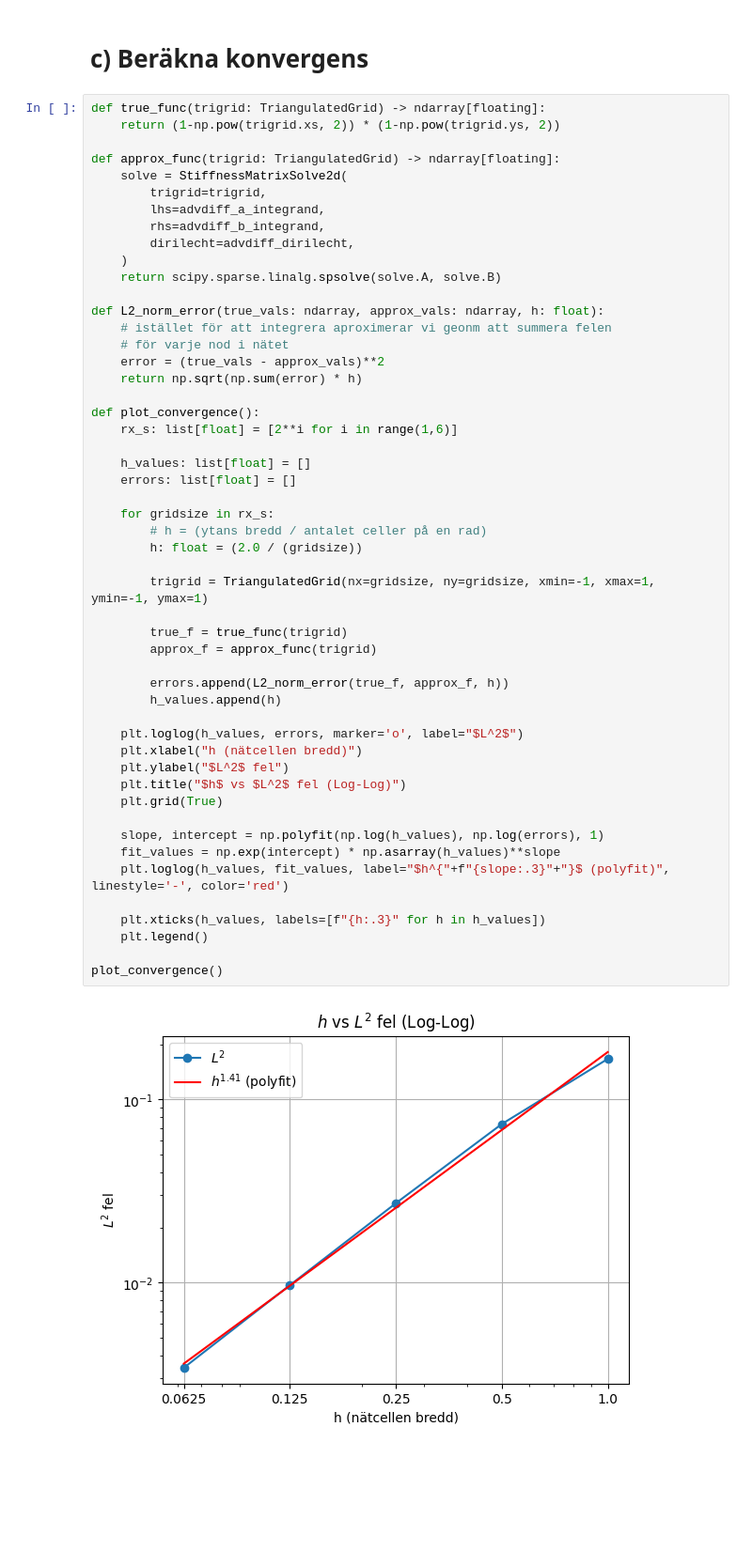
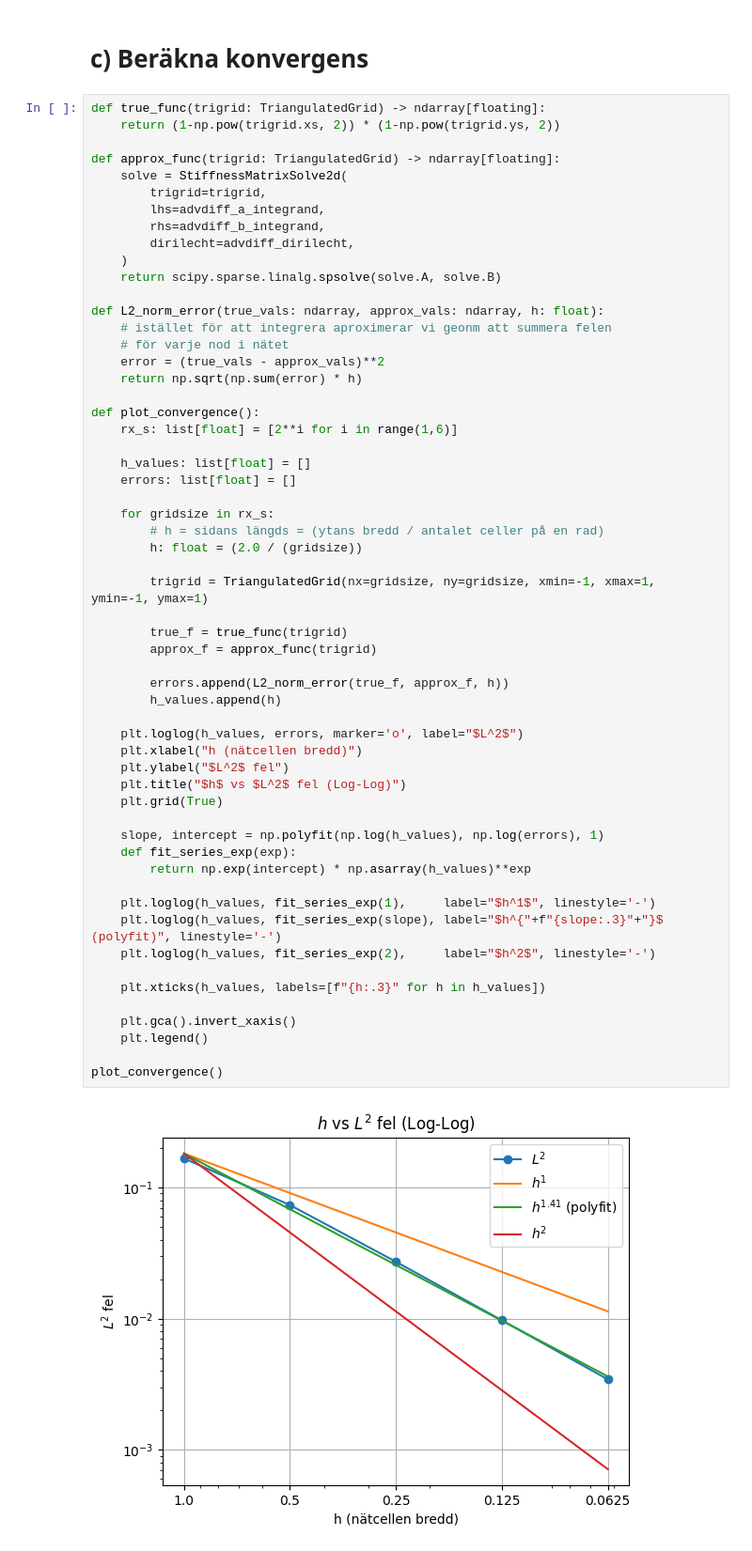
Before and after one commit to wiluxgit/MVE270_2024, a Jupyter notebook: 11z.ipynb, the cells around one changed output. Shown at 94% size. Saved outputs shown, nothing was run; the diff lists cells and outputs as text; blank space fills up the shorter version.

```diff
--- a/11z.ipynb
+++ b/11z.ipynb
@@ -953,37 +953,43 @@ def L2_norm_error(true_vals: ndarray, approx_vals: ndarray, h: float):
 def plot_convergence():
     rx_s: list[float] = [2**i for i in range(1,6)]
 
     h_values: list[float] = []
     errors: list[float] = []
 
     for gridsize in rx_s:
-        # h = (ytans bredd / antalet celler på en rad)
+        # h = sidans längds = (ytans bredd / antalet celler på en rad)
         h: float = (2.0 / (gridsize))
 
         trigrid = TriangulatedGrid(nx=gridsize, ny=gridsize, xmin=-1, xmax=1, ymin=-1, ymax=1)
 
         true_f = true_func(trigrid)
         approx_f = approx_func(trigrid)
 
         errors.append(L2_norm_error(true_f, approx_f, h))
         h_values.append(h)
 
     plt.loglog(h_values, errors, marker='o', label="$L^2$")
     plt.xlabel("h (nätcellen bredd)")
     plt.ylabel("$L^2$ fel")
     plt.title("$h$ vs $L^2$ fel (Log-Log)")
     plt.grid(True)
 
     slope, intercept = np.polyfit(np.log(h_values), np.log(errors), 1)
-    fit_values = np.exp(intercept) * np.asarray(h_values)**slope
-    plt.loglog(h_values, fit_values, label="$h^{"+f"{slope:.3}"+"}$ (polyfit)", linestyle='-', color='red')
+    def fit_series_exp(exp):
+        return np.exp(intercept) * np.asarray(h_values)**exp
+
+    plt.loglog(h_values, fit_series_exp(1),     label="$h^1$", linestyle='-')
+    plt.loglog(h_values, fit_series_exp(slope), label="$h^{"+f"{slope:.3}"+"}$ (polyfit)", linestyle='-')
+    plt.loglog(h_values, fit_series_exp(2),     label="$h^2$", linestyle='-')
 
     plt.xticks(h_values, labels=[f"{h:.3}" for h in h_values])
+
+    plt.gca().invert_xaxis()
     plt.legend()
 
 plot_convergence()
 # %% [output]
-[figure, old version]
+[figure, new version]
 # %% [markdown]
 Vi får altså ungefär:
 $\lVert u-u_h \rVert_{L^2} \propto h^{1.4}$
```
Also changed, not shown: parts of 1 cell of this notebook.
